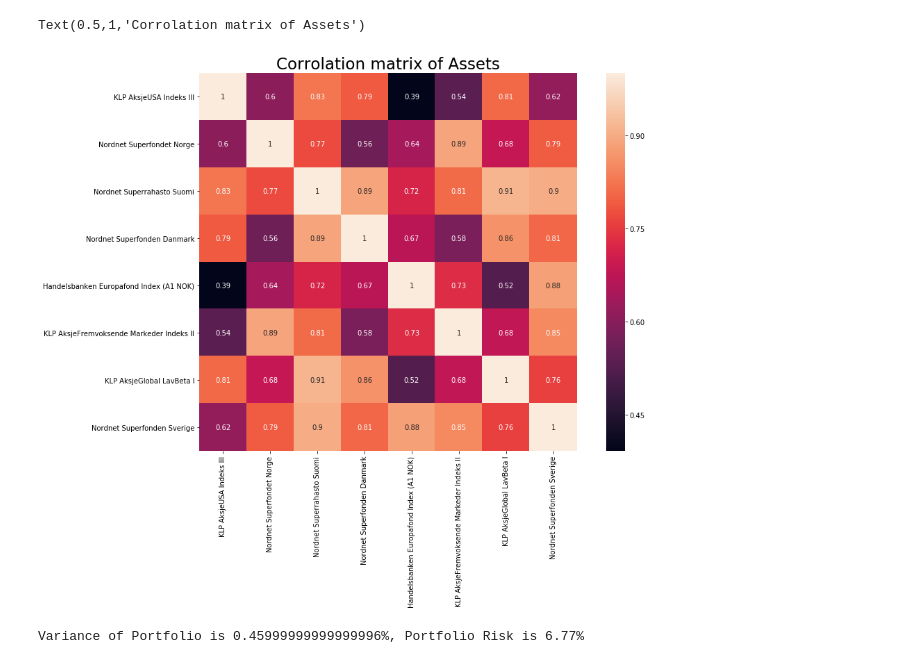
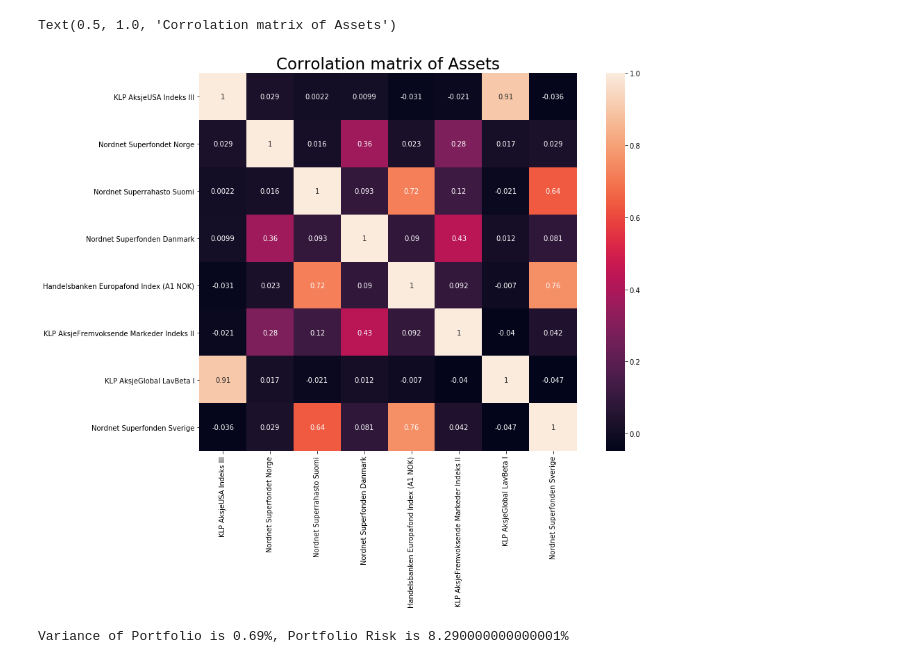
Before and after one commit to eivinhoy/fondet_jupyter, a Jupyter notebook: fond_analyse.ipynb, the cells around one changed output. Drawn from its saved outputs; the diff is of its cells as text; code cells hidden in the pictures.

```diff
--- a/fond_analyse.ipynb
+++ b/fond_analyse.ipynb
@@ -57,5 +57,5 @@ key_data
 # %%
-startdate = '2015-01-01'
+startdate = '2017-01-01'
 
 data = []
 
@@ -74,0 +87,6 @@ for index, row in key_data.iterrows():
+# %%
+df_without_timestamp = df.drop("Timestamp", axis=1)
+
+
+weekly_returns = df_without_timestamp.pct_change(5)
+daily_returns = df_without_timestamp.pct_change(1)
@@ -75,11 +110,13 @@ for index, row in key_data.iterrows():
 # %%
-corr_matrix = df.drop("Timestamp", axis=1).corr()
+#corr_matrix = df.drop("Timestamp", axis=1).corr()
+corr_matrix = daily_returns.corr()
+
 figure, ax = plt.subplots(figsize=(15,10))
 ax = sns.heatmap(corr_matrix, vmax=1.0, annot=True, square=True)
 plt.title('Corrolation matrix of Assets', fontsize=23)
 # %% [output]
-Text(0.5,1,'Corrolation matrix of Assets')
+Text(0.5, 1.0, 'Corrolation matrix of Assets')
-[figure, old version]
+[figure, new version]
 # %%
 # https://medium.com/python-data/assessing-the-riskiness-of-a-portfolio-with-python-6444c727c474
 
@@ -104,4 +141,4 @@ percent_vols = str(round(port_volatility, 4) * 100) + '%'
 
 print('Variance of Portfolio is {}, Portfolio Risk is {}'.format(percent_var, percent_vols))
 # %% [output]
-Variance of Portfolio is 0.45999999999999996%, Portfolio Risk is 6.77%
+Variance of Portfolio is 0.69%, Portfolio Risk is 8.290000000000001%
```
Also changed, not shown: parts of 5 cells of this notebook.
